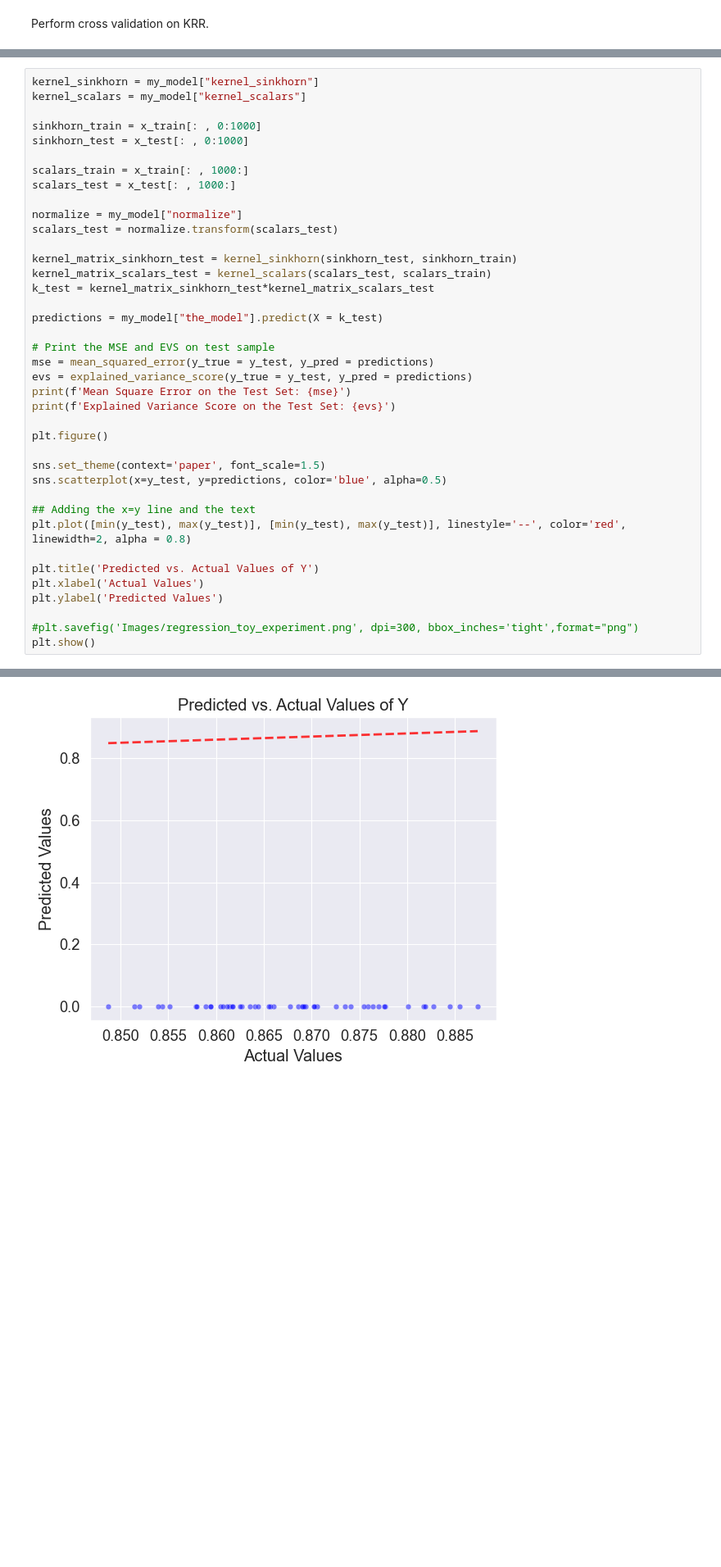
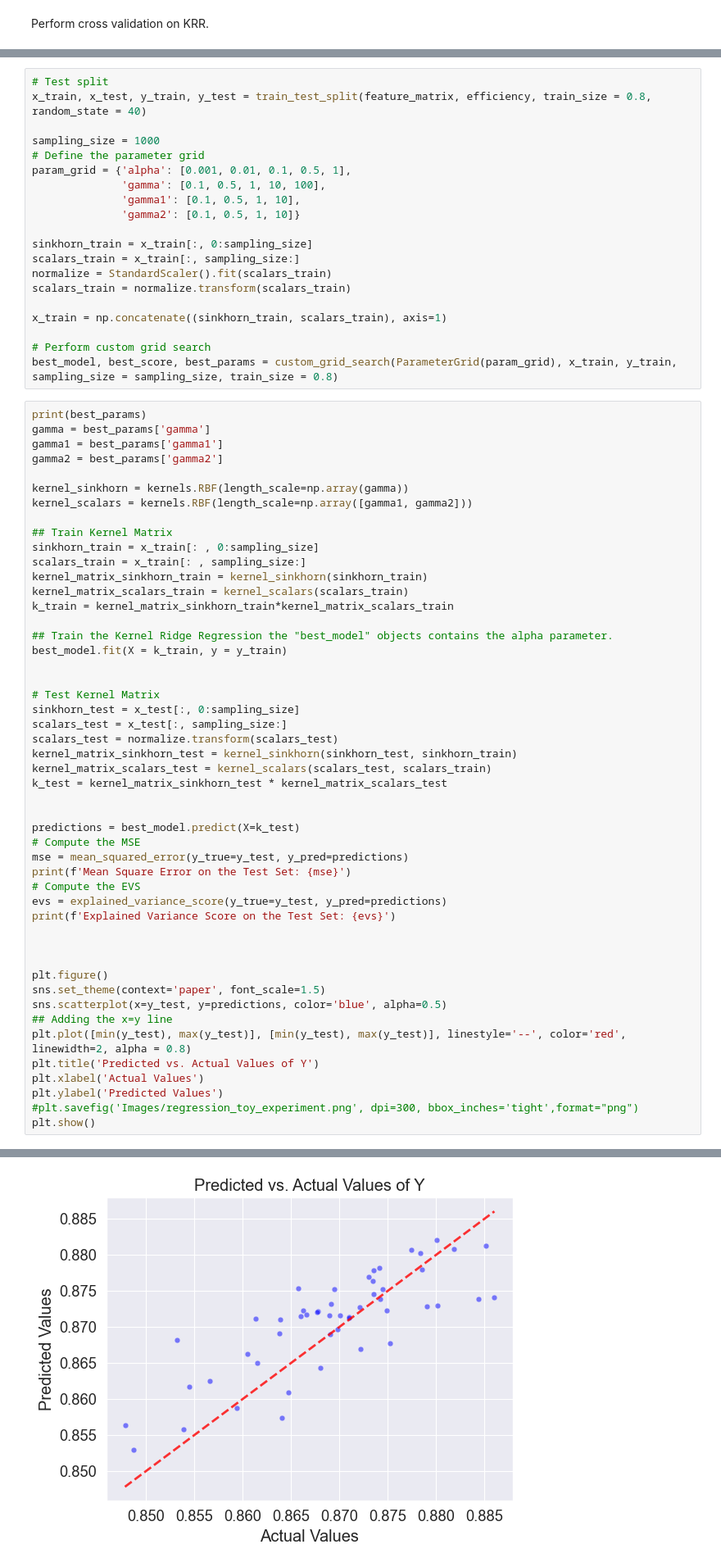
Before and after one commit to Lui5ito/GraduationProject, a Jupyter notebook: Experimental Part/CrossValidation_KRR.ipynb, the cells around one changed output, grey strips where cells are left out. Shown at 82% size. Cells and saved outputs as stored; diff of their text form; blank space fills up the shorter version.

```diff
--- a/Experimental Part/CrossValidation_KRR.ipynb
+++ b/Experimental Part/CrossValidation_KRR.ipynb
@@ -433,40 +241,70 @@ Dimensions of k_inference: (40, 160)
+# %%
+# Test split
+x_train, x_test, y_train, y_test = train_test_split(feature_matrix, efficiency, train_size = 0.8, random_state = 40)
+
+sampling_size = 1000
+# Define the parameter grid
+param_grid = {'alpha': [0.001, 0.01, 0.1, 0.5, 1],
+              'gamma': [0.1, 0.5, 1, 10, 100],
+              'gamma1': [0.1, 0.5, 1, 10],
+              'gamma2': [0.1, 0.5, 1, 10]}
+
+sinkhorn_train = x_train[:, 0:sampling_size]
+scalars_train = x_train[:, sampling_size:]
+normalize = StandardScaler().fit(scalars_train)
+scalars_train = normalize.transform(scalars_train)
+
+x_train = np.concatenate((sinkhorn_train, scalars_train), axis=1)
+
+# Perform custom grid search
+best_model, best_score, best_params = custom_grid_search(ParameterGrid(param_grid), x_train, y_train, sampling_size = sampling_size, train_size = 0.8)
 # %%
-kernel_sinkhorn = my_model["kernel_sinkhorn"]
-kernel_scalars = my_model["kernel_scalars"]
+print(best_params)
+gamma = best_params['gamma']
+gamma1 = best_params['gamma1']
+gamma2 = best_params['gamma2']
 
-sinkhorn_train = x_train[: , 0:1000]
-sinkhorn_test = x_test[: , 0:1000]
+kernel_sinkhorn = kernels.RBF(length_scale=np.array(gamma))
+kernel_scalars = kernels.RBF(length_scale=np.array([gamma1, gamma2]))
 
-scalars_train = x_train[: , 1000:]
-scalars_test = x_test[: , 1000:]
+## Train Kernel Matrix
+sinkhorn_train = x_train[: , 0:sampling_size]
+scalars_train = x_train[: , sampling_size:]
+kernel_matrix_sinkhorn_train = kernel_sinkhorn(sinkhorn_train)
+kernel_matrix_scalars_train = kernel_scalars(scalars_train)
+k_train = kernel_matrix_sinkhorn_train*kernel_matrix_scalars_train
 
-normalize = my_model["normalize"]
+## Train the Kernel Ridge Regression the "best_model" objects contains the alpha parameter.
+best_model.fit(X = k_train, y = y_train)
+
+
+# Test Kernel Matrix
+sinkhorn_test = x_test[:, 0:sampling_size]
+scalars_test = x_test[:, sampling_size:]
 scalars_test = normalize.transform(scalars_test)
-
 kernel_matrix_sinkhorn_test = kernel_sinkhorn(sinkhorn_test, sinkhorn_train)
 kernel_matrix_scalars_test = kernel_scalars(scalars_test, scalars_train)
-k_test = kernel_matrix_sinkhorn_test*kernel_matrix_scalars_test
+k_test = kernel_matrix_sinkhorn_test * kernel_matrix_scalars_test
 
-predictions = my_model["the_model"].predict(X = k_test)
 
-# Print the MSE and EVS on test sample
-mse = mean_squared_error(y_true = y_test, y_pred = predictions)
-evs = explained_variance_score(y_true = y_test, y_pred = predictions)
+predictions = best_model.predict(X=k_test)
+# Compute the MSE
+mse = mean_squared_error(y_true=y_test, y_pred=predictions)
 print(f'Mean Square Error on the Test Set: {mse}')
+# Compute the EVS
+evs = explained_variance_score(y_true=y_test, y_pred=predictions)
 print(f'Explained Variance Score on the Test Set: {evs}')
 
+
+
 plt.figure()
-
 sns.set_theme(context='paper', font_scale=1.5)
 sns.scatterplot(x=y_test, y=predictions, color='blue', alpha=0.5)
-
-## Adding the x=y line and the text
+## Adding the x=y line
 plt.plot([min(y_test), max(y_test)], [min(y_test), max(y_test)], linestyle='--', color='red', linewidth=2, alpha = 0.8)
-
 plt.title('Predicted vs. Actual Values of Y')
 plt.xlabel('Actual Values')
 plt.ylabel('Predicted Values')
-
 #plt.savefig('Images/regression_toy_experiment.png', dpi=300, bbox_inches='tight',format="png")
 plt.show()
 # %% [output]
@@ -475 +314 @@ Explained Variance Score on the Test Set: 0.0
-[figure, old version]
+[figure, new version]
```
Also changed, not shown: parts of 4 cells of this notebook.
